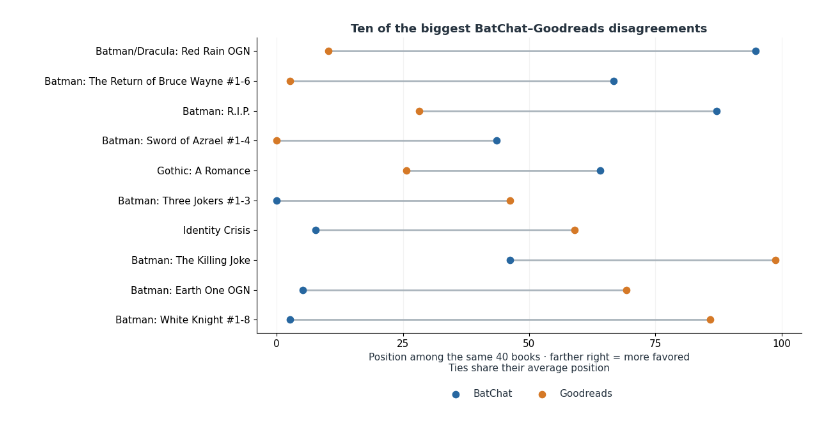
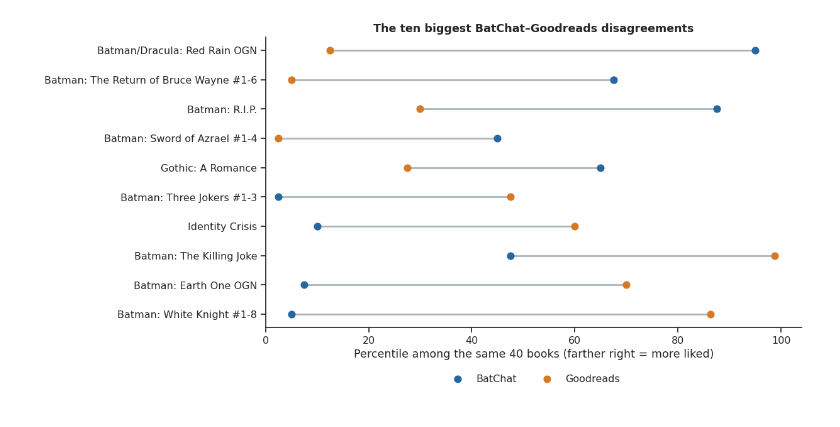
Before and after one commit to ddofer/BatRank, a Jupyter notebook: notebooks/3.0-batchat-versus-the-crowd.ipynb, the cells around one changed output. Saved outputs shown, nothing was run; the diff lists cells and outputs as text; code cells hidden in the pictures.

```diff
--- a/notebooks/3.0-batchat-versus-the-crowd.ipynb
+++ b/notebooks/3.0-batchat-versus-the-crowd.ipynb
@@ -130,67 +99,23 @@ Put **the same 40 books** in order twice: once by BatChat rank, once by Goodread
 # %%
-hot = []
-for label, frame in cohorts.items():
-    frame = frame.copy()
-    column = sources[label]["score"]
-    frame["batchat_cohort_percentile"] = (frame.preference.rank(method="average") - 1) / (
-        len(frame) - 1
-    )
-    frame["external_cohort_percentile"] = (frame[column].rank(method="average") - 1) / (
-        len(frame) - 1
-    )
-    frame["preference_gap"] = frame.batchat_cohort_percentile - frame.external_cohort_percentile
-    frame["audience"] = label
-    frame["external_score"] = frame[column]
-    hot.append(frame)
-hot = pd.concat(hot, ignore_index=True)
-cols = [
-    "audience",
-    "story_id",
-    "title",
-    "rank",
-    "external_score",
-    "preference_gap",
-    "goodreads_url",
-]
-hot[cols].to_csv(REPORT / "external_hot_takes.csv", index=False)
-shown = hot[hot.audience.eq("Goodreads readers")]
-shown = pd.concat(
-    [shown.nlargest(5, "preference_gap"), shown.nsmallest(5, "preference_gap")]
-).sort_values("preference_gap")
+score, _ = audiences["Goodreads readers"]
+goodreads = cohorts["Goodreads readers"].assign(
+    BatChat=lambda d: d.preference.rank(pct=True) * 100,
+    Goodreads=lambda d: d[score].rank(pct=True) * 100,
+)
+goodreads["gap"] = goodreads.BatChat - goodreads.Goodreads
+shown = pd.concat([goodreads.nlargest(5, "gap"), goodreads.nsmallest(5, "gap")]).sort_values("gap")
+
 fig, ax = plt.subplots(figsize=(11, 6))
-ax.hlines(
-    shown.title,
-    100 * shown.batchat_cohort_percentile,
-    100 * shown.external_cohort_percentile,
-    color="#ABB5BD",
-    lw=2,
+ax.hlines(shown.title, shown.BatChat, shown.Goodreads, color="#ABB5BD", lw=2)
+ax.scatter(shown.BatChat, shown.title, color=BLUE, label="BatChat", s=60, zorder=3)
+ax.scatter(shown.Goodreads, shown.title, color=ORANGE, label="Goodreads", s=60, zorder=3)
+ax.set(
+    xlabel=f"Percentile among the same {len(goodreads)} books (farther right = more liked)",
+    title="The ten biggest BatChat–Goodreads disagreements",
+    xlim=(0, 104),
 )
-ax.scatter(
-    100 * shown.batchat_cohort_percentile,
-    shown.title,
-    color=COLORS["blue"],
-    label="BatChat",
-    s=55,
-    zorder=3,
-)
-ax.scatter(
-    100 * shown.external_cohort_percentile,
-    shown.title,
-    color=COLORS["orange"],
-    label="Goodreads",
-    s=55,
-    zorder=3,
-)
-ax.set(
-    xlabel="Position among the same 40 books · farther right = more favored\nTies share their average position",
-    title="Ten of the biggest BatChat–Goodreads disagreements",
-    xlim=(-4, 104),
-    xticks=[0, 25, 50, 75, 100],
-)
-ax.xaxis.grid(True, alpha=0.15)
-ax.set_axisbelow(True)
-ax.legend(loc="upper center", bbox_to_anchor=(0.5, -0.16), ncol=2, frameon=False)
-save_figure(fig, REPORT, "crowd-hot-takes")
+ax.legend(loc="upper center", bbox_to_anchor=(0.5, -0.13), ncol=2, frameon=False)
+plt.show()
 # %% [output]
-[figure, old version]
+[figure, new version]
 # %% [markdown]
```
Also changed, not shown: parts of 24 cells of this notebook, 56 other files.
